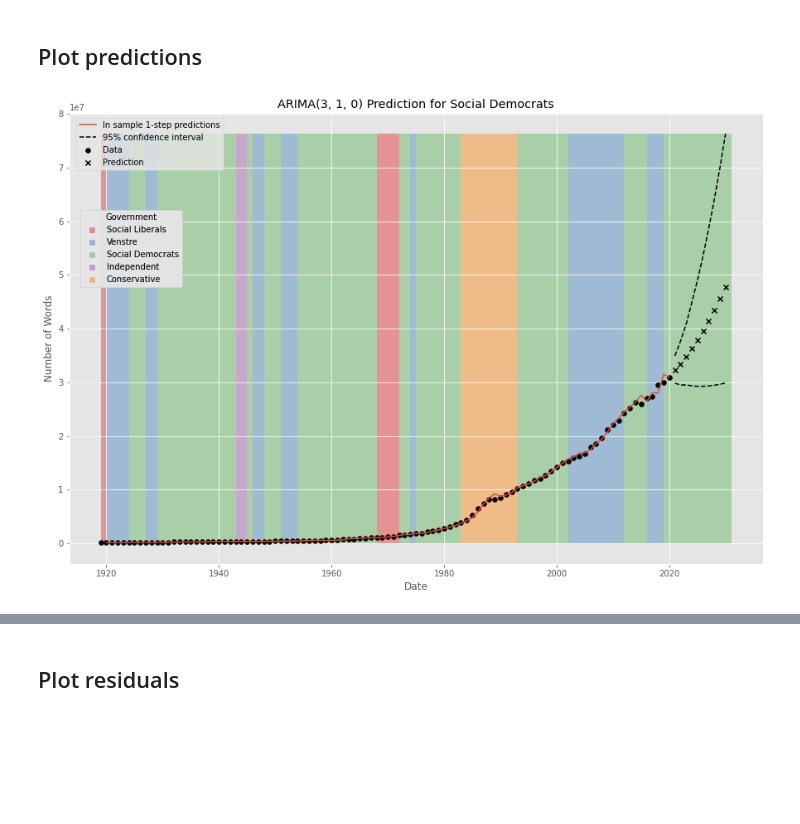
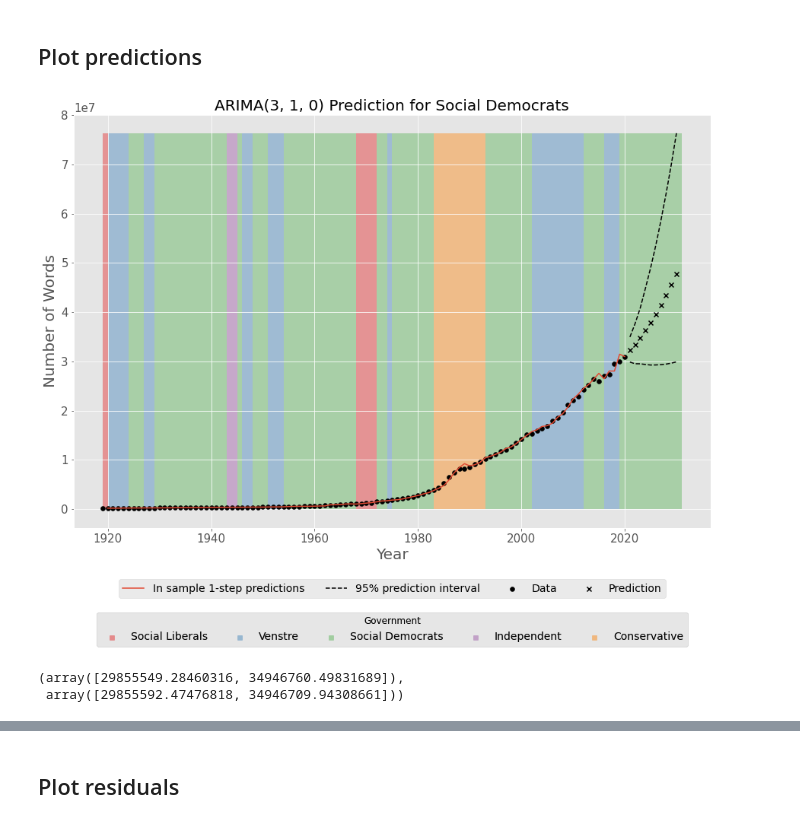
Before and after one commit to s183920/02417_TimeSeriesAnalysis, a Jupyter notebook: Assignment3/marima.ipynb, the cells around one changed output, grey strips where cells are left out. Cells and saved outputs as stored; diff of their text form; code cells hidden in the pictures; blank space fills up the shorter version.

Commit message:
update plots

```diff
--- a/Assignment3/marima.ipynb
+++ b/Assignment3/marima.ipynb
@@ -187,12 +189,12 @@ pd.DataFrame({"params":model.params(), "exp(params)":np.exp(model.params())})
 # %%
 params = model.params()
-phi1 = params.get("ar.L1", 0) * (model.pvalues().get("ar.L1", 1) < 0.05)
-phi2 = params.get("ar.L2", 0) * (model.pvalues().get("ar.L2", 1) < 0.05)
-phi3 = params.get("ar.L3", 0) * (model.pvalues().get("ar.L3", 1) < 0.05)
-theta = params.get("ma.L1", 0) * (model.pvalues().get("ma.L1", 1) < 0.05)
-c = params.get("intercept",0) * (model.pvalues().get("intercept", 1) < 0.05)
-sigma2 = params.get("sigma2", 0) * (model.pvalues().get("sigma2", 1) < 0.05)
-eps = np.random.normal(0, np.sqrt(sigma2), size = 102)
+phi1 = params.get("ar.L1", 0) #* (model.pvalues().get("ar.L1", 1) < 0.05)
+phi2 = params.get("ar.L2", 0) #* (model.pvalues().get("ar.L2", 1) < 0.05)
+phi3 = params.get("ar.L3", 0) #* (model.pvalues().get("ar.L3", 1) < 0.05)
+theta = params.get("ma.L1", 0) #* (model.pvalues().get("ma.L1", 1) < 0.05)
+c = params.get("intercept",0) #* (model.pvalues().get("intercept", 1) < 0.05)
+sigma2 = params.get("sigma2", 0) #* (model.pvalues().get("sigma2", 1) < 0.05)
+eps = np.random.normal(0, np.sqrt(sigma2), size = 112)
 
 
 def manual_predict(t, y, government, trns = lambda x: x):
@@ -203,7 +205,7 @@ def manual_predict(t, y, government, trns = lambda x: x):
 
     # arima(3,1,0)
     p = np.array([1-phi1, phi1-phi2, phi2-phi3, phi3])
-    pred = (y[t-4:t][::-1]*p).sum() #+ params.get("Government_"+government[t])+eps[t]
+    pred = (y[t-4:t][::-1]*p).sum() + params.get("Government_"+government[t])+eps[t]
     return pred + c
 
 preds = pd.DataFrame({
@@ -229,0 +228,8 @@ model.pvalues().get("ar.L1")
+# %%
+y2 = y.copy()
+government2 = list(government.copy())
+government2 += ["Social Democrats"]*10# for i in range(10)])
+# government2.append("Social Democrats")
+
+for i in range(10):
+    y2 = y2.append(pd.Series({str(len(y2)) : manual_predict(len(y2)-1, y2, government2)}))
@@ -257,6 +275,14 @@ sns.color_palette("Set1", n_colors = 5)
 col = ["red", "green", "blue", "orange", "magenta"]
 col = sns.color_palette("Set1", n_colors = 5)
 gov_color = {gov : col[i] for i, gov in enumerate(government.unique())}
+
+plt.rcParams["xtick.labelsize"] = 15
+plt.rcParams["ytick.labelsize"] = 15
+plt.rcParams["axes.titlesize"] = 20
+plt.rcParams["axes.labelsize"] = 20
+plt.rcParams["legend.fontsize"] = 14
+plt.rcParams['legend.title_fontsize'] = 'large'
+plt.rcParams["figure.titlesize"] = 25
 # %%
 n_steps = 10
 future_gov = "Social Democrats"
@@ -273,37 +299,47 @@ dates = np.arange(len(data.NumberWords)) + data.Date.min()
 
 # plot
 fig, ax = plt.subplots(figsize = (15,10))
 
 # set color rectangles to show government
 h = max(data.NumberWords.max(), preds.max(), pred_int.max())
 
 for i in range(len(dates)):
     ax.add_patch(Rectangle((dates[i],0), 1, h, alpha=0.4, color = gov_color[government[i]], lw = 0, zorder = 0))
 
 for i in range(len(preds)):
     ax.add_patch(Rectangle((dates[-1]+i+1,0), 1, h, alpha=0.4, color = gov_color[future_gov], lw = 0, zorder = 0))
 
 ax.scatter(dates, data.NumberWords, label = "Data", zorder = 1, color = "black")
 ax.plot(dates[1:], np.exp(model.predict_in_sample(data[reg_cols][1:], start = 1, dynamic = False)), label = "In sample 1-step predictions", zorder = 2)
 ax.scatter(dates[-1]+np.arange(1, n_steps+1), preds, label = "Prediction", zorder = 1, color = "black", marker = "x")
 ax.plot(dates[-1]+np.arange(1, n_steps+1), pred_int[:, 0], label = "95% prediction interval", color = "black", linestyle = "--")
 ax.plot(dates[-1]+np.arange(1, n_steps+1), pred_int[:, 1], color = "black", linestyle = "--")
 # ax.vlines(dates[-1]+.5, 0, h, color = "black", linestyles = "dashed")
 ax.set_ylabel("Number of Words")
-ax.set_xlabel("Date")
+ax.set_xlabel("Year")
+ax.tick_params(axis="both")
 ax.set_title(f"ARIMA{model.get_params().get('order')} Prediction for {future_gov}")
 # ax.legend()
-ax.legend(bbox_to_anchor=(0.01, 0.99), loc=2, borderaxespad=0.)
+# ax.legend(bbox_to_anchor=(0.01, 0.99), loc=2, borderaxespad=0., fontsize = 14)
+ax.legend(bbox_to_anchor=(0.5, -0.17), loc = 8, ncol = 4, borderaxespad=0)
 ax.add_artist(ax.get_legend())
 # ax.scatter(0,0, label ="test")
 # ax.legend()
 ax.add_artist(plt.legend(handles = [plt.scatter(x = None, y = None, alpha =.4, label=gov, color = gov_color[gov], marker="s") for gov in gov_color.keys()],
-            loc = "center left", title = "Government", bbox_to_anchor = (0.01, 0.7)))
+            loc = 8, title = "Government", bbox_to_anchor = (0.5, -0.3), ncol = 5)) # prev bbox = (0.01, 0.7)
 # ax.vlines(dates[::4], 0, h, color = "black", linestyles = "dashed")
 
 
-plt.savefig(f"figures/ARIMA{model.get_params().get('order')}_prediction_{future_gov}.pdf")
+plt.savefig(f"figures/ARIMA{model.get_params().get('order')}_prediction_{future_gov}.pdf",  bbox_inches = "tight")
 # %% [output]
-[figure, old version]
+[figure, new version]
+# %%
+pred_int
+
+# calculate confidence intervals
+np.exp(np.log(preds[0]) + np.sqrt(sigma2)*1.96*np.array([-1,1])), pred_int[0]
+# %% [output]
+(array([29855549.28460316, 34946760.49831689]),
+ array([29855592.47476818, 34946709.94308661]))
 # %%
 n_steps = 10
```
Also changed, not shown: parts of 6 cells of this notebook, 2 other files.
